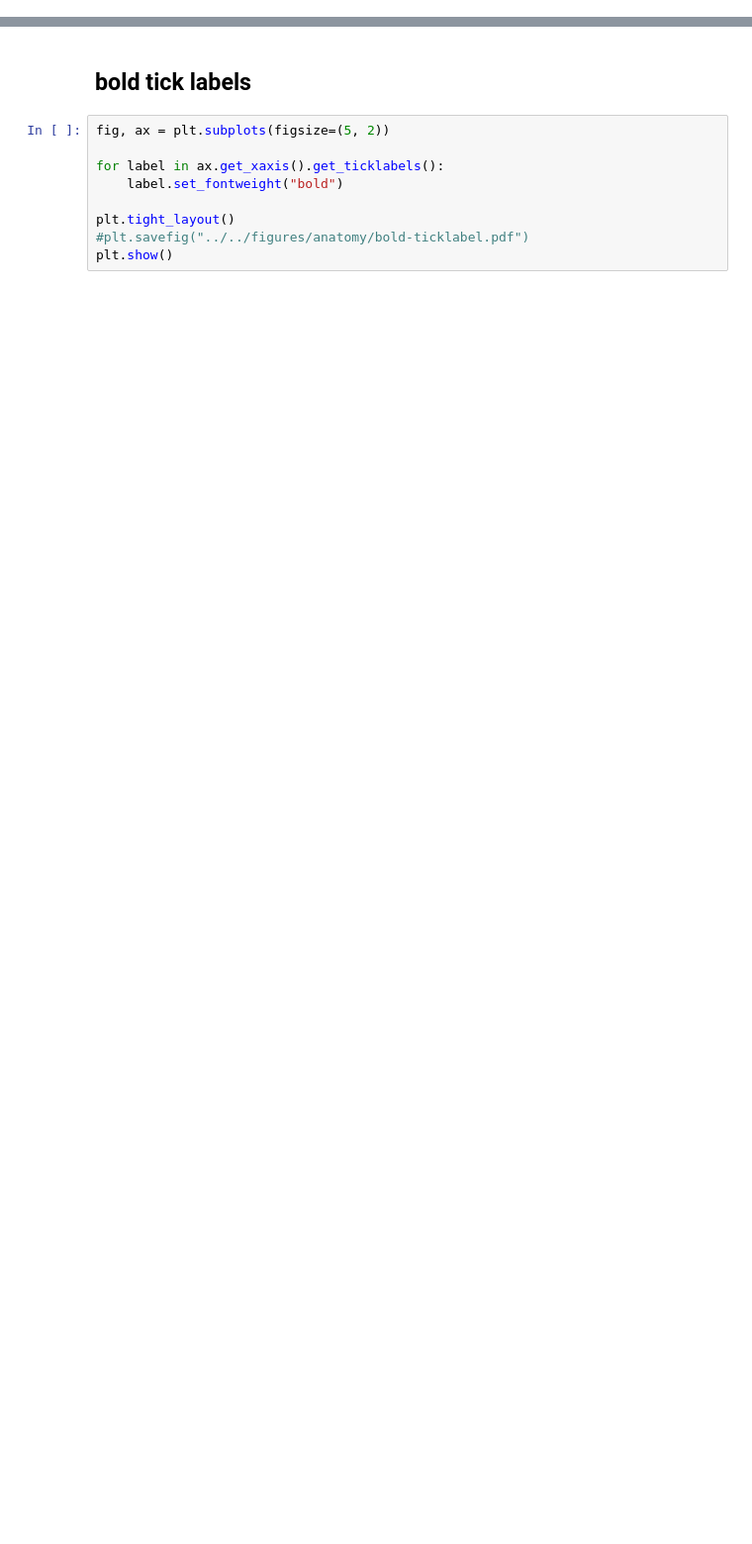
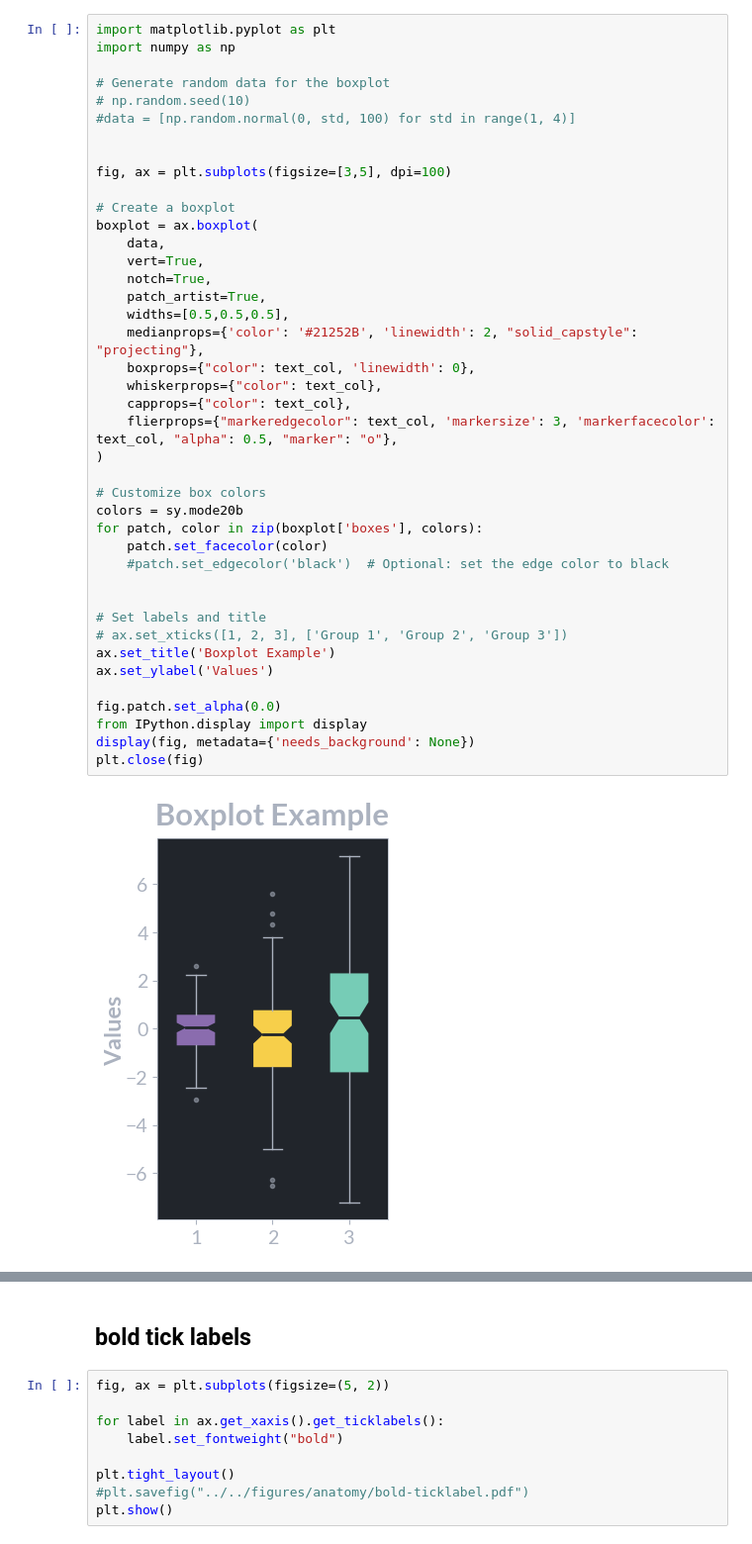
Before and after one commit to floRaths/scientific-visualization-book, a Jupyter notebook: sci-vis.ipynb, the cells around one changed output, grey strips where cells are left out. Shown: that part at 99% size. Saved outputs shown, nothing was run; the diff lists cells and outputs as text; blank space fills up the shorter version.

```diff
--- a/sci-vis.ipynb
+++ b/sci-vis.ipynb
@@ -19,0 +138,43 @@ plt.rcParams.update(sy)
+# %%
+import matplotlib.pyplot as plt
+import numpy as np
+
+# Generate random data for the boxplot
+# np.random.seed(10)
+#data = [np.random.normal(0, std, 100) for std in range(1, 4)]
+
+
+fig, ax = plt.subplots(figsize=[3,5], dpi=100)
+
+# Create a boxplot
+boxplot = ax.boxplot(
+    data,
+    vert=True,
+    notch=True,
+    patch_artist=True,
+    widths=[0.5,0.5,0.5],
+    medianprops={'color': '#21252B', 'linewidth': 2, "solid_capstyle": "projecting"},
+    boxprops={"color": text_col, 'linewidth': 0},
+    whiskerprops={"color": text_col},
+    capprops={"color": text_col},
+    flierprops={"markeredgecolor": text_col, 'markersize': 3, 'markerfacecolor': text_col, "alpha": 0.5, "marker": "o"},
+)
+
+# Customize box colors
+colors = sy.mode20b
+for patch, color in zip(boxplot['boxes'], colors):
+    patch.set_facecolor(color)
+    #patch.set_edgecolor('black')  # Optional: set the edge color to black
+
+
+# Set labels and title
+# ax.set_xticks([1, 2, 3], ['Group 1', 'Group 2', 'Group 3'])
+ax.set_title('Boxplot Example')
+ax.set_ylabel('Values')
+
+fig.patch.set_alpha(0.0)
+from IPython.display import display
+display(fig, metadata={'needs_background': None})
+plt.close(fig)
+# %% [output]
+[figure, added]
```
Also changed, not shown: parts of 9 cells of this notebook.
